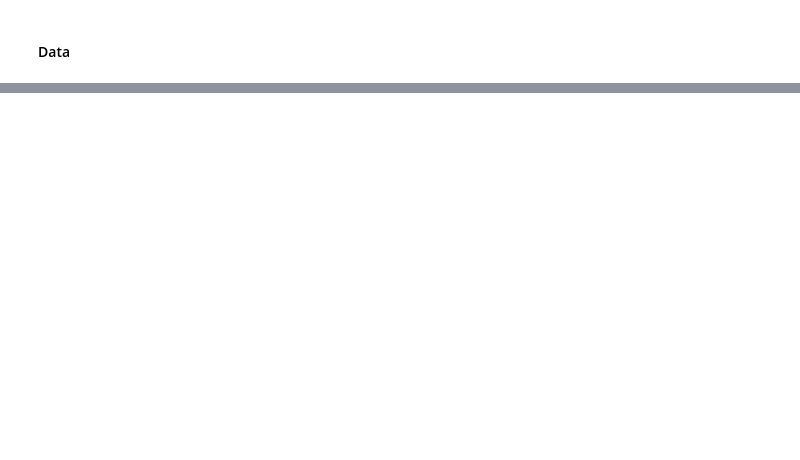
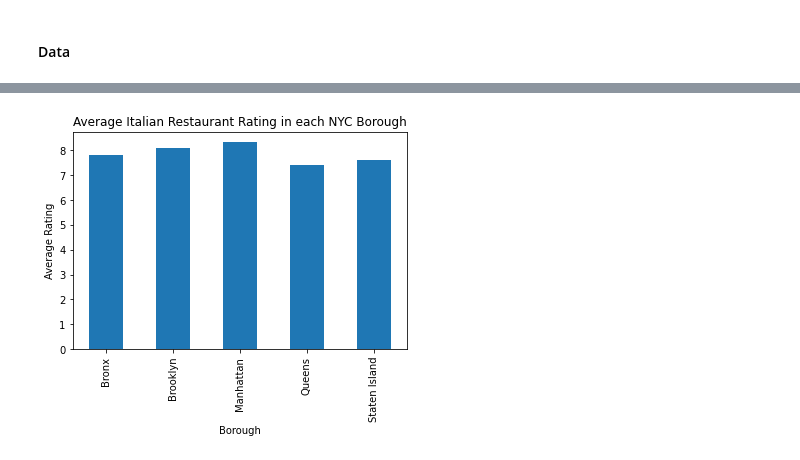
Before and after one commit to vpandiarajan20/AppliedDataScienceCapstone, a Jupyter notebook: Capstone-Notebook.ipynb, the cells around one changed output, grey strips where cells are left out. Cells and saved outputs as stored; diff of their text form; code cells hidden in the pictures; blank space fills up the shorter version.

```diff
--- a/Capstone-Notebook.ipynb
+++ b/Capstone-Notebook.ipynb
@@ -20,0 +226,24 @@ Hello Capstone Project Course!
+# %%
+column_names=['Borough', 'Neighborhood', 'ID','Name','Rating']
+italian_restaurant_ratings=pd.DataFrame(columns=column_names)
+count=1
+list_italian_restaurant_df = italian_restaurant_df.values.tolist()
+for row in list_italian_restaurant_df:
+    #row = list_italian_restaurant_df[idx]
+    Borough,Neighborhood,ID,Name=row
+    try:
+        venue_details=get_venue_rating(ID)
+        print(venue_details)
+        id,name,rating = venue_details.values.tolist()[0]
+    except IndexError:
+        print('No data available for id=',ID)
+        # assign 0 as default value
+        id,name,rating=[0]*3
+    print('Processing', count,'of',len(italian_restaurant_df))
+    italian_restaurant_ratings = italian_restaurant_ratings.append({'Borough': Borough,
+                                                'Neighborhood': Neighborhood,
+                                                'ID': id,
+                                                'Name' : name,
+                                                'Rating' : rating,
+                                               }, ignore_index=True)
+    count+=1
@@ -20,0 +300,11 @@ Hello Capstone Project Course!
+# %%
+# remove all entries where rating = 0
+italian_restaurant_ratings=italian_restaurant_ratings[italian_restaurant_ratings['Rating']!=0]
+# %%
+plt.title('Average Italian Restaurant Rating in each NYC Borough')
+plt.xlabel('Borough')
+plt.ylabel('Average Rating')
+italian_restaurant_ratings.groupby('Borough').mean()['Rating'].plot(kind='bar')
+plt.show()
+# %% [output]
+[figure, added]
```
Also changed, not shown: parts of 27 cells of this notebook.
